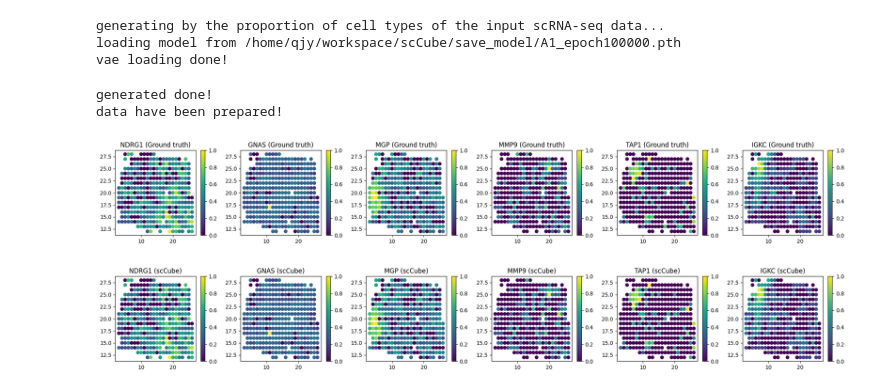
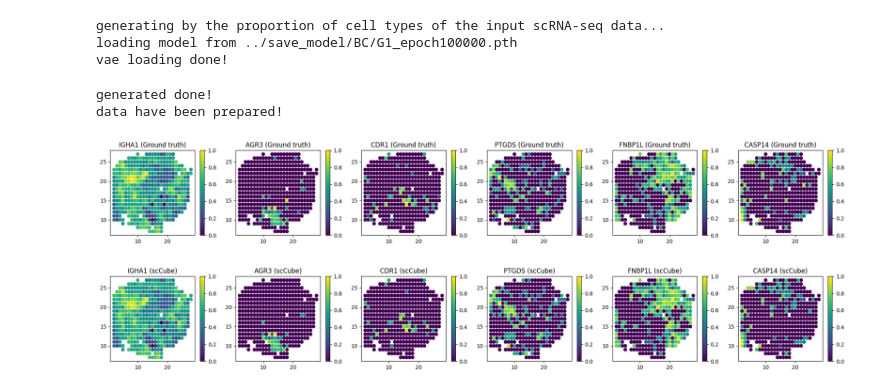
Before and after one commit to ZJUFanLab/scCube, a Jupyter notebook: tutorial/tutorial_bc.ipynb, the cells around one changed output. Saved outputs shown, nothing was run; the diff lists cells and outputs as text; code cells hidden in the pictures.

```diff
--- a/tutorial/tutorial_bc.ipynb
+++ b/tutorial/tutorial_bc.ipynb
@@ -14,7 +14,7 @@ warnings.filterwarnings("ignore")
 model = scCube()
 # %%
 # adata and model are downloaded from https://github.com/ZJUFanLab/scCube/blob/main/tutorial/statistics.md
-sc_adata = sc.read_h5ad('/home/qjy/workspace/scCube/data/breast_cancer/A1_adata.h5ad')
+sc_adata = sc.read_h5ad('../data/breast_cancer/G1_adata.h5ad')
 # %%
 sc_adata.layers["log_transformed"] = sc_adata.X
 sc_data = sc_adata.to_df(layer="log_transformed").T
@@ -26,11 +26,11 @@ generate_sc_meta, generate_sc_data = model.load_vae_and_generate_cell(
     cell_key='Cell',
     target_num=None,
     hidden_size=128,
-    load_path='/home/qjy/workspace/scCube/save_model/A1_epoch100000.pth',
+    load_path='../save_model/BC/G1_epoch100000.pth',
     used_device='cuda:1')
 # %% [output]
 generating by the proportion of cell types of the input scRNA-seq data...
-loading model from /home/qjy/workspace/scCube/save_model/A1_epoch100000.pth
+loading model from ../save_model/BC/G1_epoch100000.pth
 vae loading done!
 generated done!
 data have been prepared!
@@ -44,7 +44,7 @@ generate_sc_data, generate_sc_meta = model.generate_pattern_reference(
         cost_metric='sqeuclidean'
 )
 # %%
-genes = ['NDRG1', 'GNAS', 'MGP', 'MMP9', 'TAP1', 'IGKC']
+genes = ['IGHA1', 'AGR3', 'CDR1', 'PTGDS', 'FNBP1L', 'CASP14']
 
 # real data
 obj = sc_meta
@@ -54,32 +54,32 @@ x = obj['x']
 y = obj['y']
 fig, axes = plt.subplots(1,6,figsize=(20, 3))
 
 for i in range(len(genes)):
     gene_exp_tmp = gene_exp[genes[i]]
     gene_exp_tmp = (gene_exp_tmp - gene_exp_tmp.min()) / (gene_exp_tmp.max() - gene_exp_tmp.min())
     g = axes[i].scatter(x, y, s=35, cmap='viridis', c=gene_exp_tmp)
     axes[i].set_title(genes[i] + ' (Ground truth)')
     fig.colorbar(g, ax=axes[i])
 
 plt.tight_layout()
 
 # scCube
 obj = generate_sc_meta
 obj.index = list(obj['Cell'])
 gene_exp = generate_sc_data.T[genes]
 x = obj['x']
 y = obj['y']
 fig, axes = plt.subplots(1,6, figsize=(20, 3))
 
 for i in range(len(genes)):
     gene_exp_tmp = gene_exp[genes[i]]
     gene_exp_tmp = (gene_exp_tmp - gene_exp_tmp.min()) / (gene_exp_tmp.max() - gene_exp_tmp.min())
     g = axes[i].scatter(x, y, s=35, cmap='viridis', c=gene_exp_tmp)
     axes[i].set_title(genes[i] + ' (scCube)')
     fig.colorbar(g, ax=axes[i])
 
 plt.tight_layout()
 plt.show()
 # %% [output]
-[figure, old version]
+[figure, new version]
-[figure, old version]
+[figure, new version]
```
